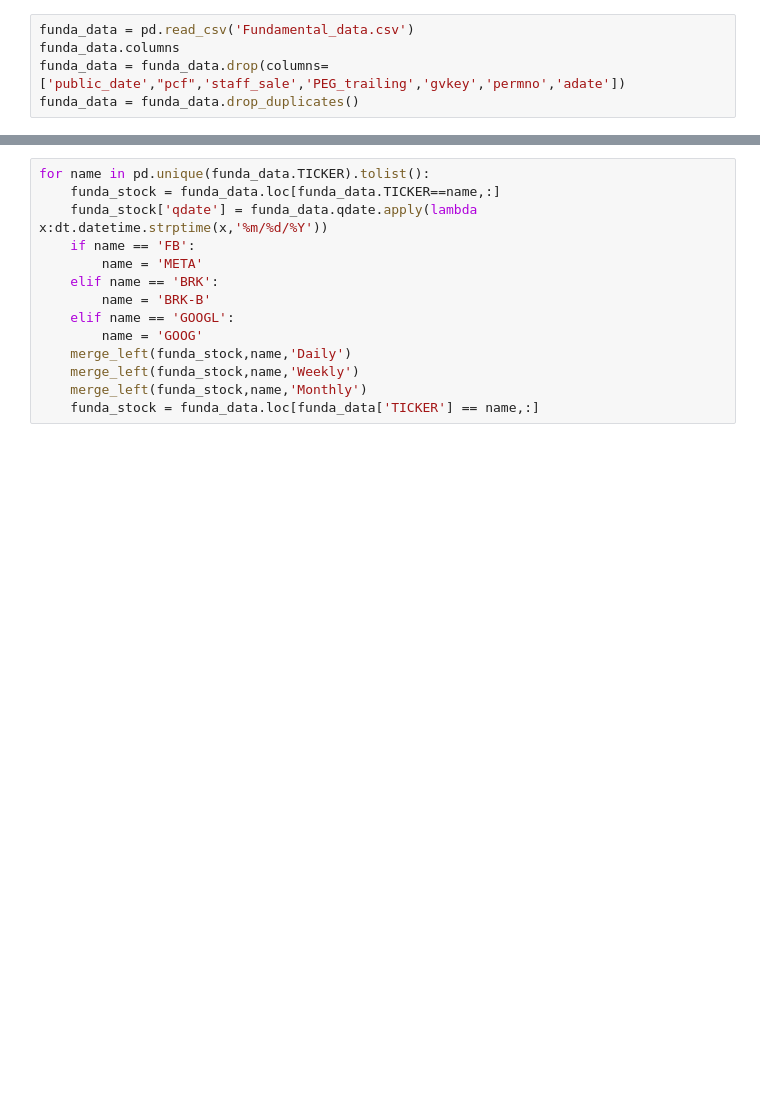
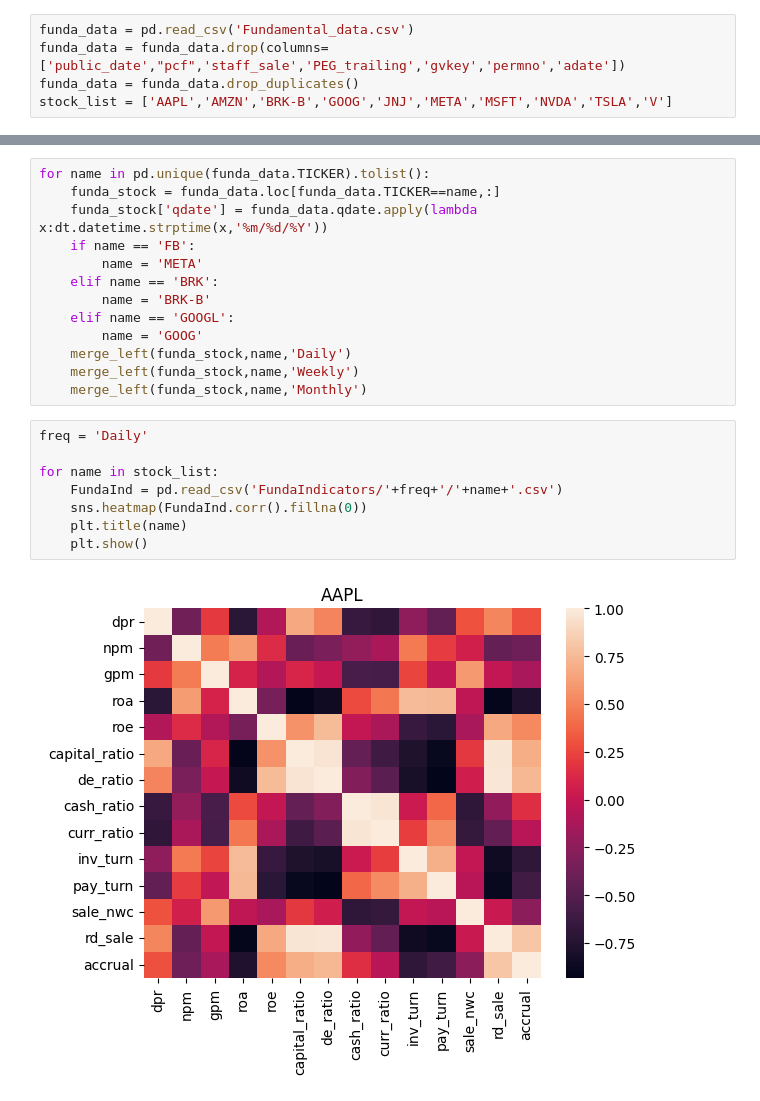
Before and after one commit to ElinorCheng/STA561, a Jupyter notebook: predictors/Funda_collect.ipynb, the cells around one changed output, grey strips where cells are left out. Saved outputs shown, nothing was run; the diff lists cells and outputs as text; blank space fills up the shorter version.

Commit message:
corr

```diff
--- a/predictors/Funda_collect.ipynb
+++ b/predictors/Funda_collect.ipynb
@@ -5,8 +9,8 @@ import datetime as dt
 # %%
 funda_data = pd.read_csv('Fundamental_data.csv')
-funda_data.columns
 funda_data = funda_data.drop(columns=['public_date',"pcf",'staff_sale','PEG_trailing','gvkey','permno','adate'])
 funda_data = funda_data.drop_duplicates()
+stock_list = ['AAPL','AMZN','BRK-B','GOOG','JNJ','META','MSFT','NVDA','TSLA','V']
 # %%
 def merge_left(funda_stock,name,freq):
     price = pd.read_csv('../stock_price/'+freq+'/'+name+'.csv')
@@ -32,4 +36,13 @@ for name in pd.unique(funda_data.TICKER).tolist():
     merge_left(funda_stock,name,'Daily')
     merge_left(funda_stock,name,'Weekly')
     merge_left(funda_stock,name,'Monthly')
-    funda_stock = funda_data.loc[funda_data['TICKER'] == name,:]
+# %%
+freq = 'Daily'
+
+for name in stock_list:
+    FundaInd = pd.read_csv('FundaIndicators/'+freq+'/'+name+'.csv')
+    sns.heatmap(FundaInd.corr().fillna(0))
+    plt.title(name)
+    plt.show()
+# %% [output]
+[figure, added]
```
Also changed, not shown: parts of 5 cells of this notebook, 1 other file.
